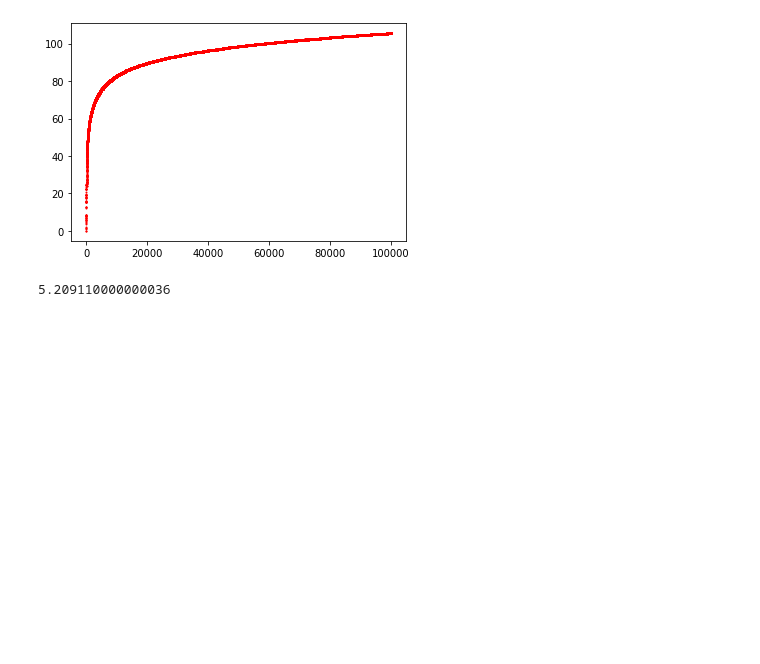
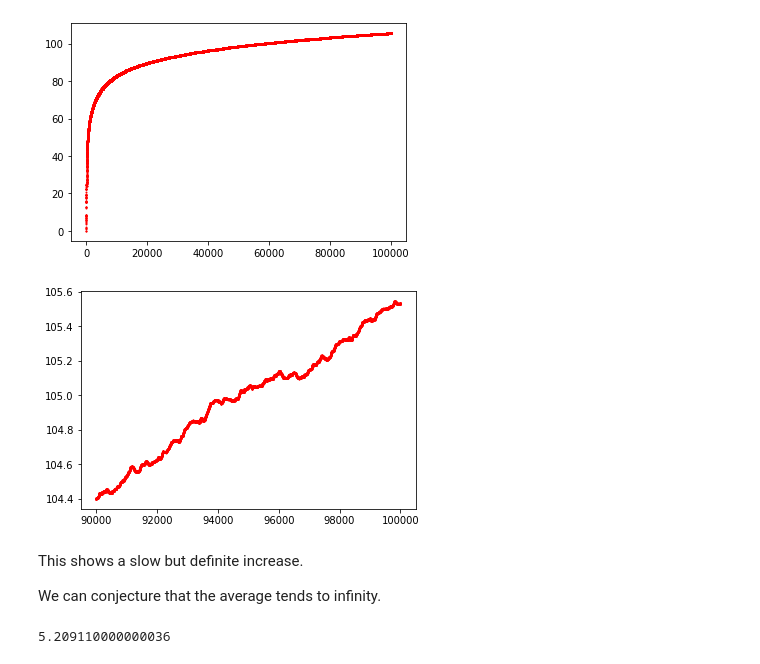
Before and after one commit to JesseLynch37/Math152, a Jupyter notebook: Exploration1_.ipynb, the cells around one changed output. Saved outputs shown, nothing was run; the diff lists cells and outputs as text; code cells hidden in the pictures; blank space fills up the shorter version.

```diff
--- a/Exploration1_.ipynb
+++ b/Exploration1_.ipynb
@@ -183,6 +183,28 @@ plt.scatter(x_values, y_values, s=1, c='red')
 plt.show()
 # %% [output]
 [figure]
+# %%
+#  A zoom into the right side of the previous graph:
+x_values, y_values = [], []
+average = 0
+for N in range(1, 100001):
+    x_values.append(N)
+    steps = 0
+    n = N
+    while n not in [1, 2, 4]:
+        n = collatz(n)
+        steps += 1
+    average = ((N - 1) * average + steps) / N
+    y_values.append(average)
+
+plt.scatter(x_values[-10000:], y_values[-10000:], s=1, c='red')
+plt.show()
+# %% [output]
+[figure, added]
+# %% [markdown]
+This shows a slow but definite increase.
+
+We can conjecture that the average tends to infinity.
 # %%
 #  Average steps to get smaller graphed:
 x_values, y_values = [], []
```
Also changed, not shown: parts of 4 cells of this notebook.
